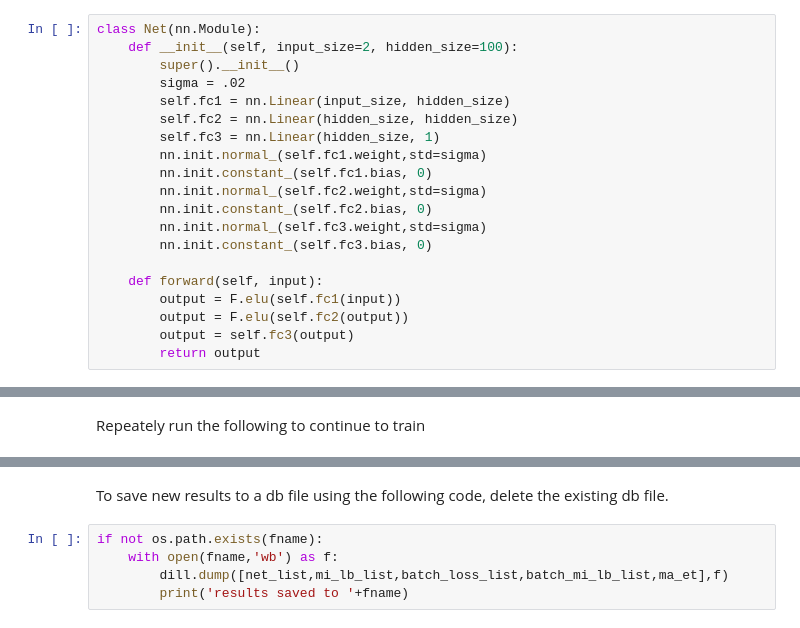
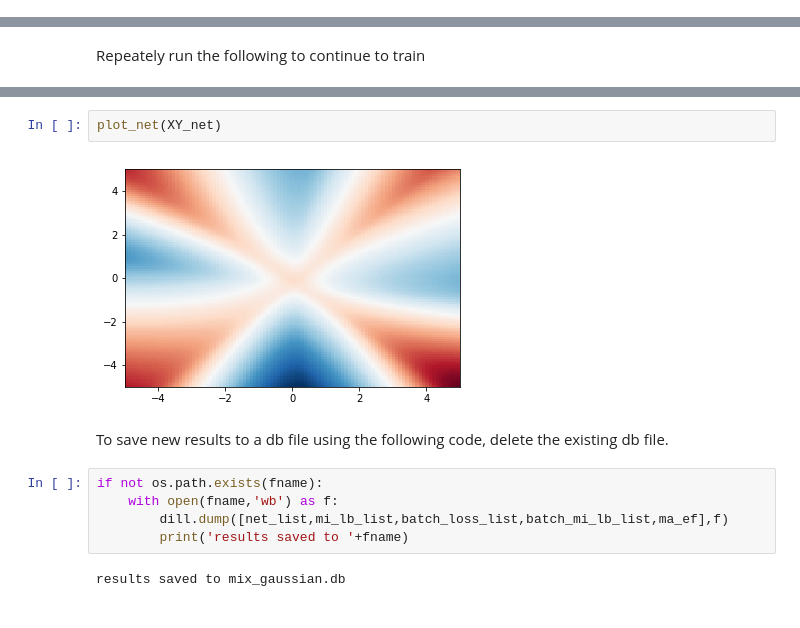
Before and after one commit to michaellimair/MINE-Entropy, a Jupyter notebook: mix_gaussian.ipynb, the cells around one changed output, grey strips where cells are left out. Drawn from its saved outputs; the diff is of its cells as text.

```diff
--- a/mix_gaussian.ipynb
+++ b/mix_gaussian.ipynb
@@ -36,21 +37 @@ plt.legend()
-# %%
-class Net(nn.Module):
-    def __init__(self, input_size=2, hidden_size=100):
-        super().__init__()
-        sigma = .02
-        self.fc1 = nn.Linear(input_size, hidden_size)
-        self.fc2 = nn.Linear(hidden_size, hidden_size)
-        self.fc3 = nn.Linear(hidden_size, 1)
-        nn.init.normal_(self.fc1.weight,std=sigma)
-        nn.init.constant_(self.fc1.bias, 0)
-        nn.init.normal_(self.fc2.weight,std=sigma)
-        nn.init.constant_(self.fc2.bias, 0)
-        nn.init.normal_(self.fc3.weight,std=sigma)
-        nn.init.constant_(self.fc3.bias, 0)
-
-    def forward(self, input):
-        output = F.elu(self.fc1(input))
-        output = F.elu(self.fc2(output))
-        output = self.fc3(output)
-        return output
 # %%
@@ -111,7 +91,13 @@ getHeatMap(XY_net,XY_t.cpu(),grids=[50,50])
+# %%
+plot_net(XY_net)
+# %% [output]
+[figure, added]
 # %% [markdown]
 To save new results to a db file using the following code, delete the existing db file.
 # %%
 if not os.path.exists(fname):
     with open(fname,'wb') as f:
-        dill.dump([net_list,mi_lb_list,batch_loss_list,batch_mi_lb_list,ma_et],f)
+        dill.dump([net_list,mi_lb_list,batch_loss_list,batch_mi_lb_list,ma_ef],f)
         print('results saved to '+fname)
+# %% [output]
+results saved to mix_gaussian.db
```
Also changed, not shown: parts of 11 cells of this notebook, 2 other files.
